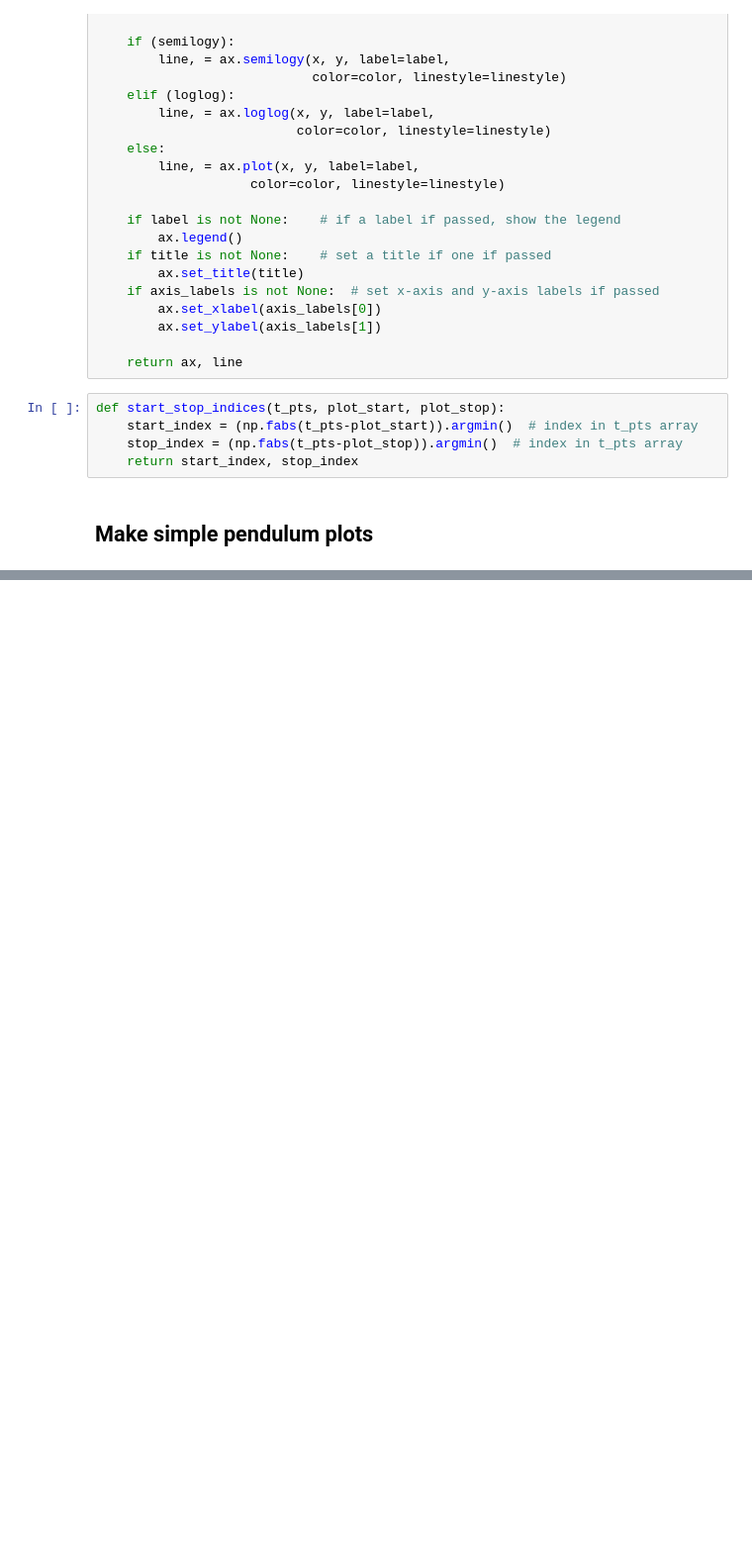
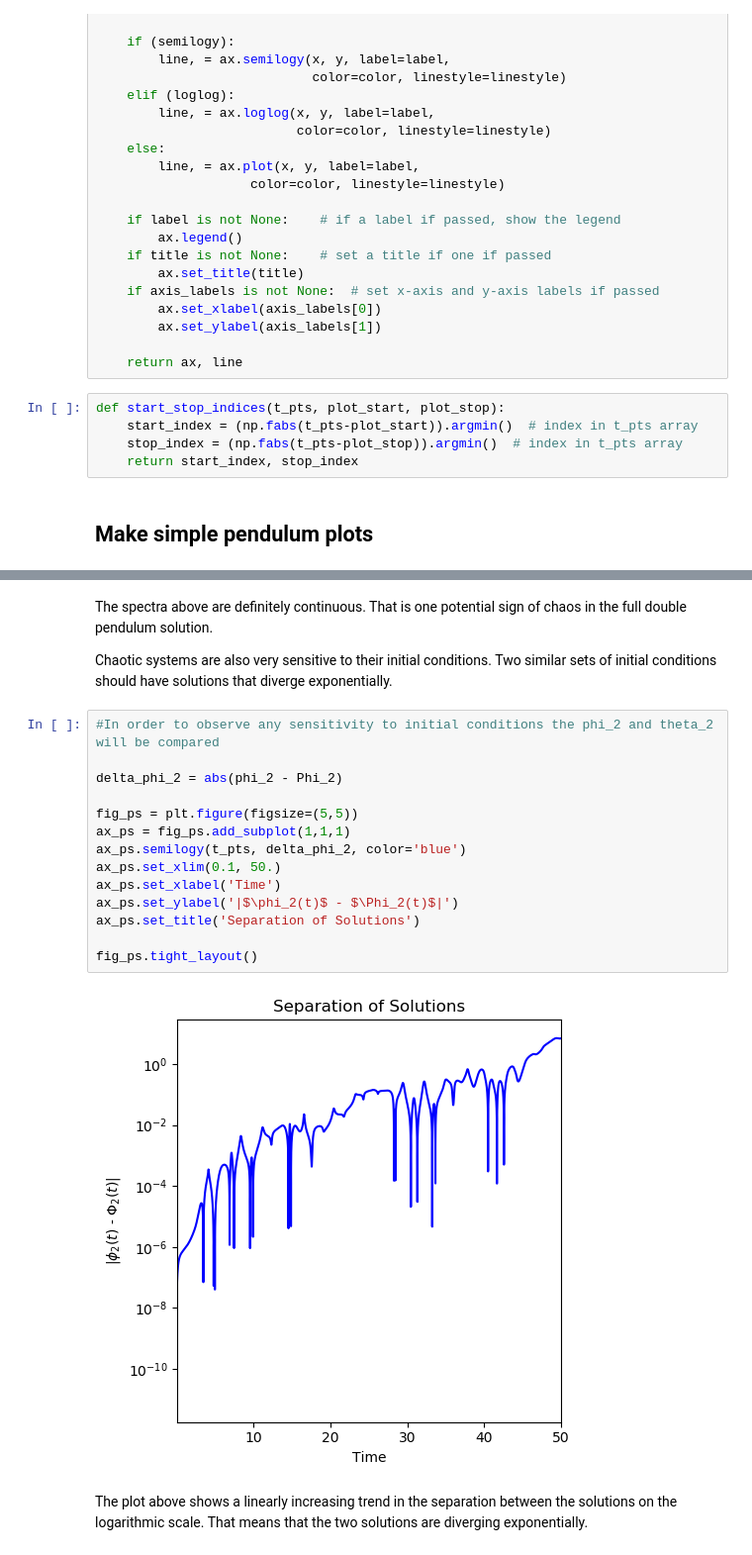
Before and after one commit to Daniel-Lemr/5300_Final, a Jupyter notebook: Pendulum_Prob_1.ipynb, the cells around one changed output, grey strips where cells are left out. Shown: that part at 99% size. Drawn from its saved outputs; the diff is of its cells as text; blank space fills up the shorter version.

```diff
--- a/Pendulum_Prob_1.ipynb
+++ b/Pendulum_Prob_1.ipynb
@@ -284,0 +317,22 @@ fig_ps.tight_layout()
+# %% [markdown]
+The spectra above are definitely continuous. That is one potential sign of chaos in the full double pendulum solution.
+
+Chaotic systems are also very sensitive to their initial conditions. Two similar sets of initial conditions should have solutions that diverge exponentially.
+# %%
+#In order to observe any sensitivity to initial conditions the phi_2 and theta_2 will be compared
+
+delta_phi_2 = abs(phi_2 - Phi_2)
+
+fig_ps = plt.figure(figsize=(5,5))
+ax_ps = fig_ps.add_subplot(1,1,1)
+ax_ps.semilogy(t_pts, delta_phi_2, color='blue')
+ax_ps.set_xlim(0.1, 50.)
+ax_ps.set_xlabel('Time')
+ax_ps.set_ylabel('|$\phi_2(t)$ - $\Phi_2(t)$|')
+ax_ps.set_title('Separation of Solutions')
+
+fig_ps.tight_layout()
+# %% [output]
+[figure, added]
+# %% [markdown]
+The plot above shows a linearly increasing trend in the separation between the solutions on the logarithmic scale. That means that the two solutions are diverging exponentially.
```
Also changed, not shown: parts of 9 cells of this notebook.
